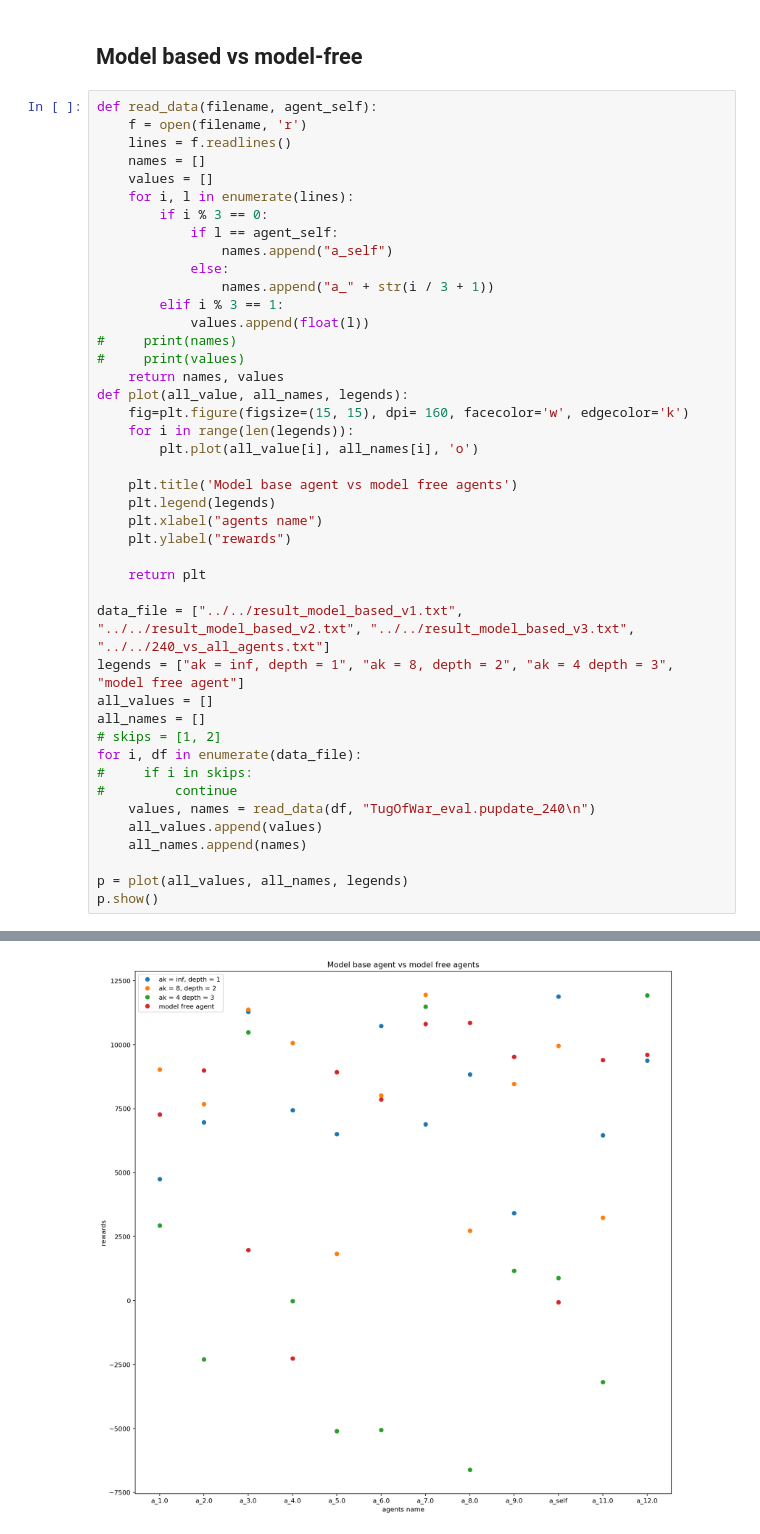
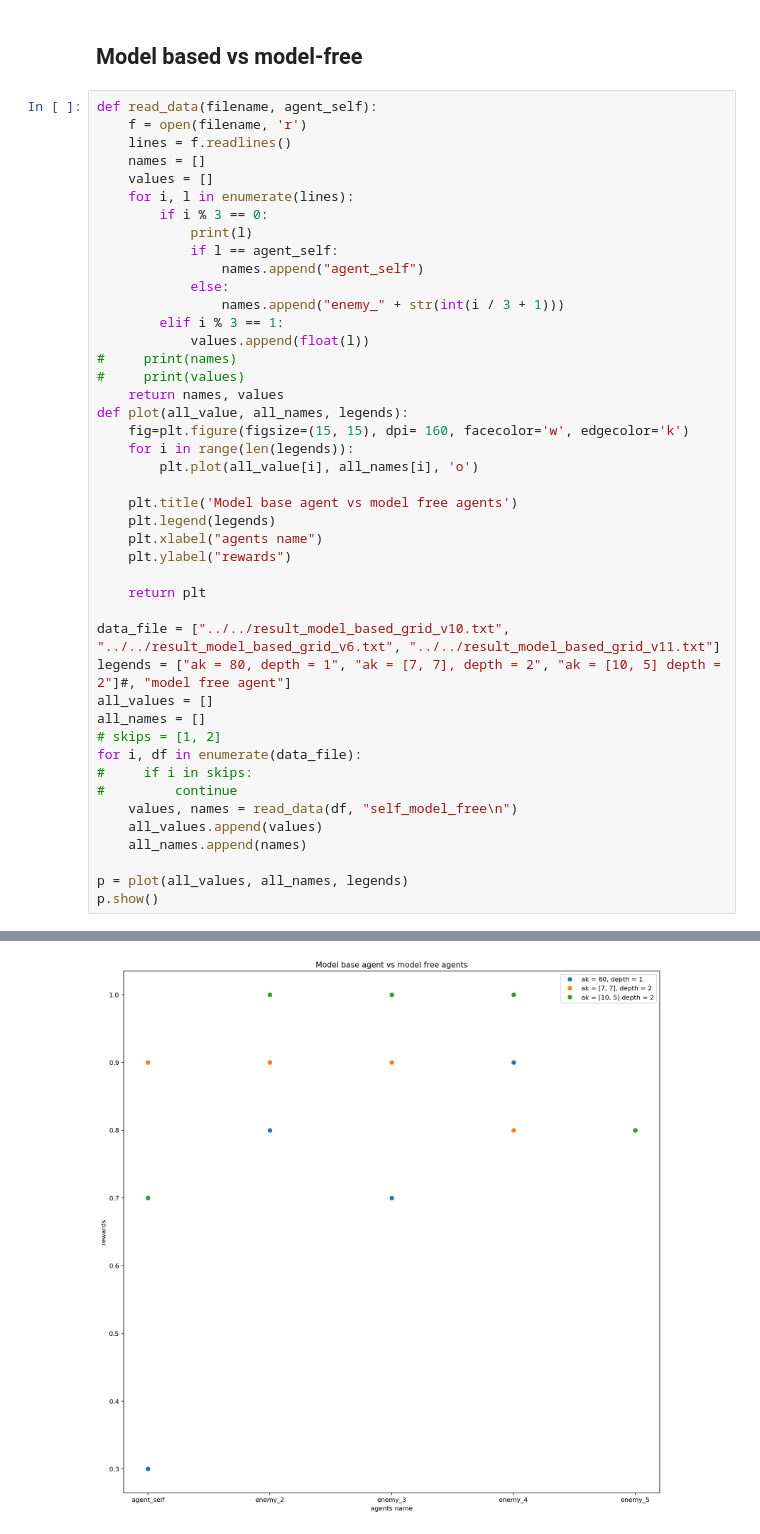
Before and after one commit to osu-xai/abp, a Jupyter notebook: abp/plot/plot_result.ipynb, the cells around one changed output, grey strips where cells are left out. Drawn from its saved outputs; the diff is of its cells as text.

```diff
--- a/abp/plot/plot_result.ipynb
+++ b/abp/plot/plot_result.ipynb
@@ -82,10 +82,11 @@ def read_data(filename, agent_self):
     values = []
     for i, l in enumerate(lines):
         if i % 3 == 0:
+            print(l)
             if l == agent_self:
-                names.append("a_self")
+                names.append("agent_self")
             else:
-                names.append("a_" + str(i / 3 + 1))
+                names.append("enemy_" + str(int(i / 3 + 1)))
         elif i % 3 == 1:
             values.append(float(l))
 #     print(names)
@@ -103,15 +104,15 @@ def plot(all_value, all_names, legends):
 
     return plt
 
-data_file = ["../../result_model_based_v1.txt", "../../result_model_based_v2.txt", "../../result_model_based_v3.txt", "../../240_vs_all_agents.txt"]
-legends = ["ak = inf, depth = 1", "ak = 8, depth = 2", "ak = 4 depth = 3", "model free agent"]
+data_file = ["../../result_model_based_grid_v10.txt", "../../result_model_based_grid_v6.txt", "../../result_model_based_grid_v11.txt"]
+legends = ["ak = 80, depth = 1", "ak = [7, 7], depth = 2", "ak = [10, 5] depth = 2"]#, "model free agent"]
 all_values = []
 all_names = []
 # skips = [1, 2]
 for i, df in enumerate(data_file):
 #     if i in skips:
 #         continue
-    values, names = read_data(df, "TugOfWar_eval.pupdate_240\n")
+    values, names = read_data(df, "self_model_free\n")
     all_values.append(values)
     all_names.append(names)
 
@@ -121 +139 @@ p.show()
-[figure, old version]
+[figure, new version]
```
Also changed, not shown: parts of 1 cell of this notebook, 3 other files.
